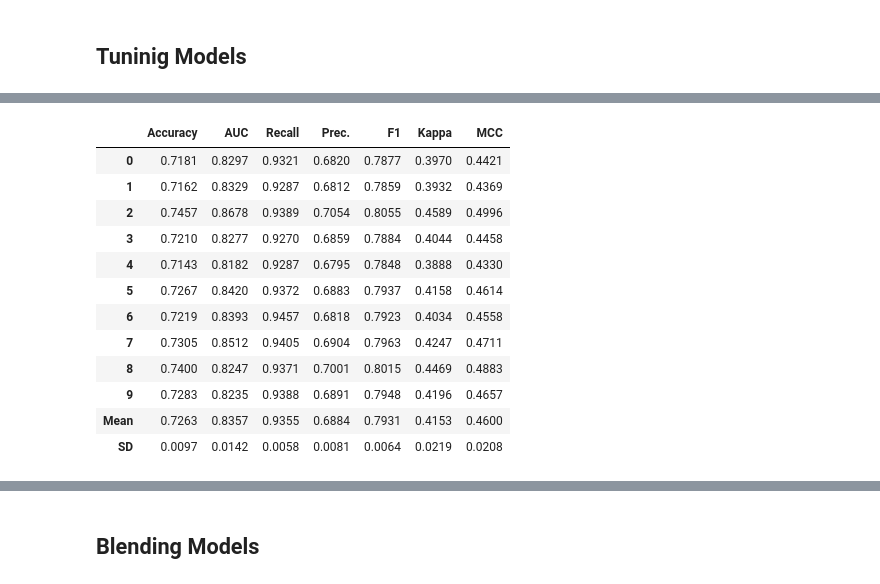
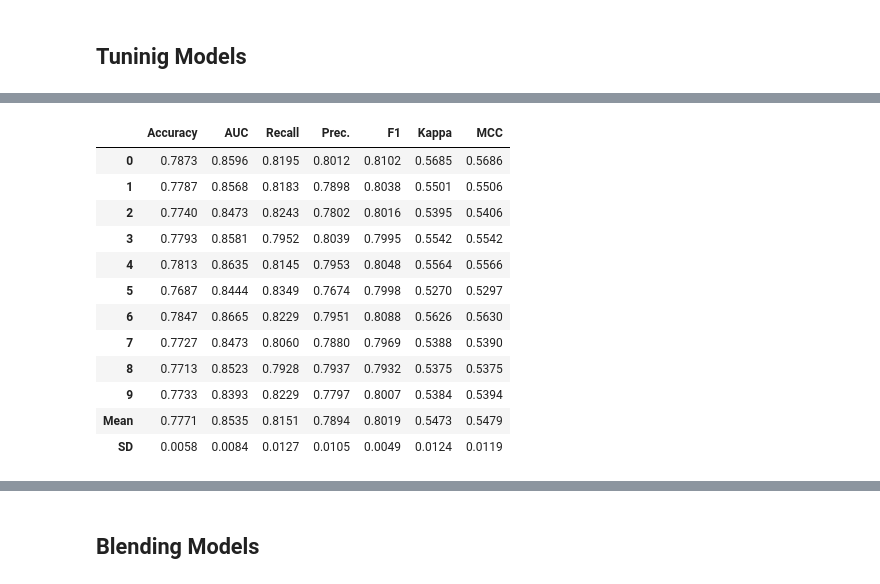
Before and after one commit to Bae-hong-seob/Dacon-SWuniversity-competition, a Jupyter notebook: Dolphin/test_pycaret1.ipynb, the cells around one changed output, grey strips where cells are left out. Saved outputs shown, nothing was run; the diff lists cells and outputs as text; code cells hidden in the pictures.

```diff
--- a/Dolphin/test_pycaret1.ipynb
+++ b/Dolphin/test_pycaret1.ipynb
@@ -421,7 +423,7 @@ CELL RUN TIME :  36.60556173324585
 # %%
 cell_start_time = time()
-model_xgb = create_model('xgboost', fold = 10)
-total_models.append(model_xgb)
+model_gbc = create_model('gbc', fold = 10)
+total_models.append(model_gbc)
 cell_end_time = time()
 print("CELL RUN TIME : ",cell_end_time - cell_start_time)
 # %% [output]
@@ -513,19 +515,19 @@ model_cat = tune_model(model_cat, fold=10, optimize = 'AUC', choose_better = Tru
 # %%
-model_xgb = tune_model(model_xgb, fold=10, optimize = 'AUC', choose_better = True)
+model_gbc = tune_model(model_gbc, fold=10, optimize = 'AUC', choose_better = True)
 # %% [output]
 |  | Accuracy | AUC | Recall | Prec. | F1 | Kappa | MCC |
-| 0 | 0.7181 | 0.8297 | 0.9321 | 0.6820 | 0.7877 | 0.3970 | 0.4421 |
-| 1 | 0.7162 | 0.8329 | 0.9287 | 0.6812 | 0.7859 | 0.3932 | 0.4369 |
-| 2 | 0.7457 | 0.8678 | 0.9389 | 0.7054 | 0.8055 | 0.4589 | 0.4996 |
-| 3 | 0.7210 | 0.8277 | 0.9270 | 0.6859 | 0.7884 | 0.4044 | 0.4458 |
-| 4 | 0.7143 | 0.8182 | 0.9287 | 0.6795 | 0.7848 | 0.3888 | 0.4330 |
-| 5 | 0.7267 | 0.8420 | 0.9372 | 0.6883 | 0.7937 | 0.4158 | 0.4614 |
-| 6 | 0.7219 | 0.8393 | 0.9457 | 0.6818 | 0.7923 | 0.4034 | 0.4558 |
-| 7 | 0.7305 | 0.8512 | 0.9405 | 0.6904 | 0.7963 | 0.4247 | 0.4711 |
-| 8 | 0.7400 | 0.8247 | 0.9371 | 0.7001 | 0.8015 | 0.4469 | 0.4883 |
-| 9 | 0.7283 | 0.8235 | 0.9388 | 0.6891 | 0.7948 | 0.4196 | 0.4657 |
-| Mean | 0.7263 | 0.8357 | 0.9355 | 0.6884 | 0.7931 | 0.4153 | 0.4600 |
-| SD | 0.0097 | 0.0142 | 0.0058 | 0.0081 | 0.0064 | 0.0219 | 0.0208 |
+| 0 | 0.7873 | 0.8596 | 0.8195 | 0.8012 | 0.8102 | 0.5685 | 0.5686 |
+| 1 | 0.7787 | 0.8568 | 0.8183 | 0.7898 | 0.8038 | 0.5501 | 0.5506 |
+| 2 | 0.7740 | 0.8473 | 0.8243 | 0.7802 | 0.8016 | 0.5395 | 0.5406 |
+| 3 | 0.7793 | 0.8581 | 0.7952 | 0.8039 | 0.7995 | 0.5542 | 0.5542 |
+| 4 | 0.7813 | 0.8635 | 0.8145 | 0.7953 | 0.8048 | 0.5564 | 0.5566 |
+| 5 | 0.7687 | 0.8444 | 0.8349 | 0.7674 | 0.7998 | 0.5270 | 0.5297 |
+| 6 | 0.7847 | 0.8665 | 0.8229 | 0.7951 | 0.8088 | 0.5626 | 0.5630 |
+| 7 | 0.7727 | 0.8473 | 0.8060 | 0.7880 | 0.7969 | 0.5388 | 0.5390 |
+| 8 | 0.7713 | 0.8523 | 0.7928 | 0.7937 | 0.7932 | 0.5375 | 0.5375 |
+| 9 | 0.7733 | 0.8393 | 0.8229 | 0.7797 | 0.8007 | 0.5384 | 0.5394 |
+| Mean | 0.7771 | 0.8535 | 0.8151 | 0.7894 | 0.8019 | 0.5473 | 0.5479 |
+| SD | 0.0058 | 0.0084 | 0.0127 | 0.0105 | 0.0049 | 0.0124 | 0.0119 |
 # %%
 model_lgbm = tune_model(model_lgbm, fold=10, optimize = 'AUC', choose_better = True)
 # %% [output]
```
Also changed, not shown: parts of 22 cells of this notebook, 4 other files.
